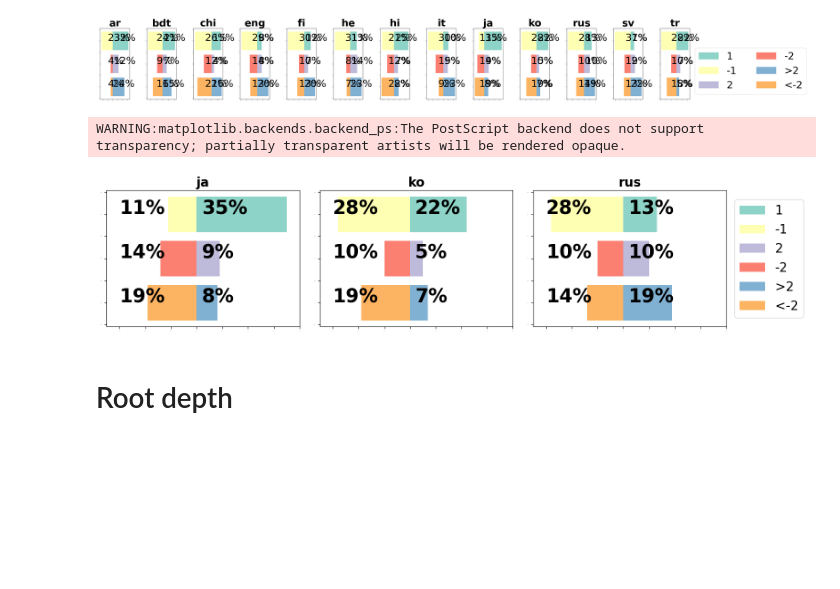
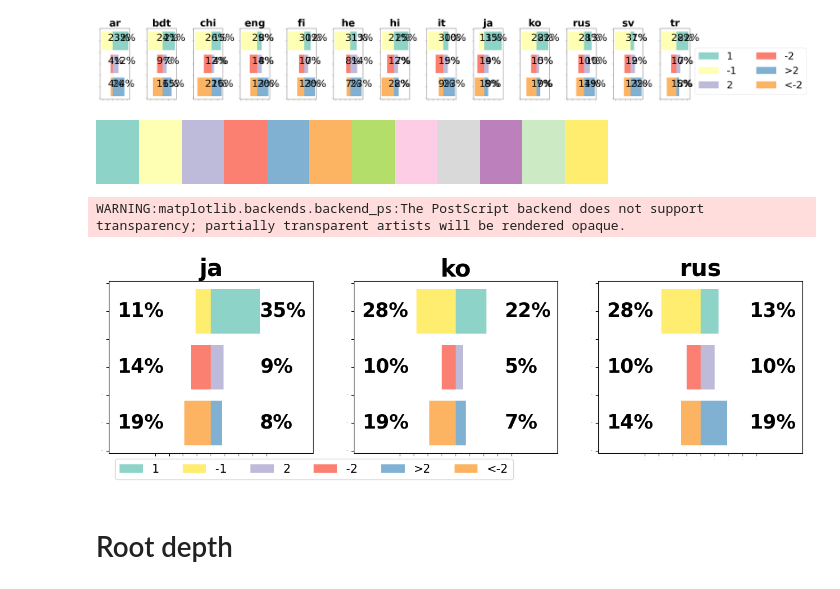
Before and after one commit to Derinhelm/treebank_statistics, a Jupyter notebook: treebank_stat.ipynb, the cells around one changed output. Saved outputs shown, nothing was run; the diff lists cells and outputs as text; code cells hidden in the pictures; blank space fills up the shorter version.

```diff
--- a/treebank_stat.ipynb
+++ b/treebank_stat.ipynb
@@ -743,14 +741,16 @@ colormaps['tab20b']
 colormaps['tab20c']
 # %% [output]
 [figure]
+# %%
+plt.rcParams["figure.autolayout"] = False
 # %%
 x_count = 1
 y_count = 3
 f, ax = plt.subplots(x_count, y_count, figsize=(20, 6))
 relation_border = 0.1
 #relation_border = 0.07
-
-plt.subplots_adjust(wspace=0.4, hspace=0.3)
+plt.rcParams["figure.autolayout"] = True
+plt.subplots_adjust(wspace=0.4, hspace=0)
 #ax[-1, -1].axis('off')
 #ax[-1, -2].axis('off')
 relation_languages = ['ja', 'ko', 'rus']
@@ -926,47 +926,50 @@ tr 1 50.0
 tr 2 17.0
 WARNING:matplotlib.backends.backend_ps:The PostScript backend does not support transparency; partially transparent artists will be rendered opaque.
 [figure]
+# %%
+colormaps["Set3"]
+# %% [output]
+[figure, added]
 # %%
 x_count = 1
 y_count = 3
 border = 2
 plt.rcParams['xtick.labelsize'] = 0
 plt.rcParams['ytick.labelsize'] = 0
-colors = colormaps["Set3"].colors
+colors = colormaps["Set3"].colors[:1] + (colormaps["Set3"].colors[-1], ) + colormaps["Set3"].colors[2:-1]
 f, ax = plt.subplots(x_count, y_count, figsize=(16, 4))
 #ax[-1, -1].axis('off')
 x_values = list(range(-40, 45, 10))
 plt.setp(ax, xticks=x_values, xticklabels=[f"{x}%" for x in x_values])
 dependency_length_languages = ['ja', 'ko', 'rus']
-plt.subplots_adjust(wspace=0.2, hspace=0.5)
+#plt.subplots_adjust(wspace=0.1, hspace=0.5)
 for lang_i, lang in enumerate(dependency_length_languages):
     total_lang = dep_length_counter[lang].total()
     cur_ax = get_ax(ax, lang_i, x_count, y_count)
     for i in range(1, border + 1):
         val = round(dep_length_counter[lang][i] / total_lang * 100, 0)
         cur_ax.barh(-i, val, left=0, color=colors[2 * (i - 1)], label=f"{i}")
-        cur_ax.text(2, -i, f"{val:.0f}%", size=30, weight="bold")
+        cur_ax.text(35, -i - 0.1, f"{val:.0f}%", size=25, weight="bold")
         val = round(-dep_length_counter[lang][-i] / total_lang * 100, 0)
         cur_ax.barh(-i, val, left=0, color=colors[2 * (i - 1) + 1], label=f"{-i}")
-        cur_ax.text(-30, -i, f"{abs(val):.0f}%", size=30, weight="bold")
+        cur_ax.text(-67, -i - 0.1, f"{abs(val):.0f}%", size=25, weight="bold")
     more = get_more(dep_length_counter[lang], border)
     rate_more = round(more / total_lang * 100, 0)
     cur_ax.barh(-border - 1, rate_more, left=0, color=colors[2 * border], label=f">{border}")
-    cur_ax.text(2, -border - 1, f"{rate_more:.0f}%", size=30, weight="bold")
+    cur_ax.text(35, -border - 1.1, f"{rate_more:.0f}%", size=25, weight="bold")
     less = get_less(dep_length_counter[lang], -border)
     rate_less = round(-less / total_lang * 100, 0)
     cur_ax.barh(-border - 1, rate_less, left=0, color=colors[2 * border + 1], label=f"<-{border}")
-    cur_ax.text(-30, -border - 1, f"{abs(rate_less):.0f}%", size=30, weight="bold")
-    cur_ax.set_title(lang, size=20, weight="bold")
-    cur_ax.set_xlim([-35, 40])
-
-plt.legend(ncols=1, bbox_to_anchor=(1.01, 0.5),
-        loc='center left', fontsize=20)
+    cur_ax.text(-67, -border - 1.1, f"{abs(rate_less):.0f}%", size=25, weight="bold")
+    cur_ax.set_title(lang, size=30, weight="bold")
+    cur_ax.set_xlim([-73, 73])
+plt.legend(ncols=6, bbox_to_anchor=(-2.4, -1.0, 50, 1),
+            loc='upper left', fontsize=15)
 plt.savefig('imgs/dependency_length.eps', format='eps', dpi=300, bbox_inches='tight')
 plt.show()
 # %% [output]
 WARNING:matplotlib.backends.backend_ps:The PostScript backend does not support transparency; partially transparent artists will be rendered opaque.
-[figure, old version]
+[figure, new version]
 # %%
 plt.rcParams['xtick.labelsize'] = 12
 plt.rcParams['ytick.labelsize'] = 12
```
Also changed, not shown: parts of 13 cells of this notebook.
